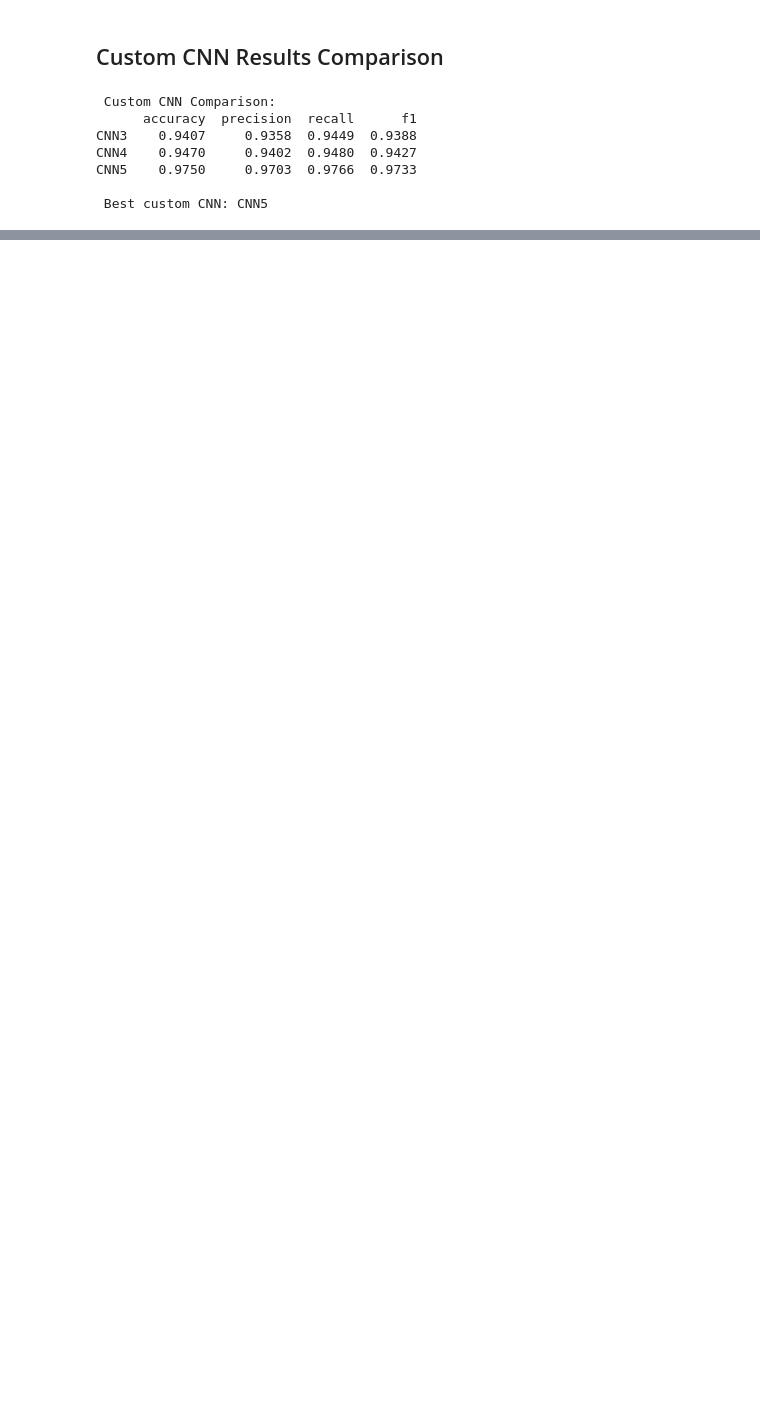
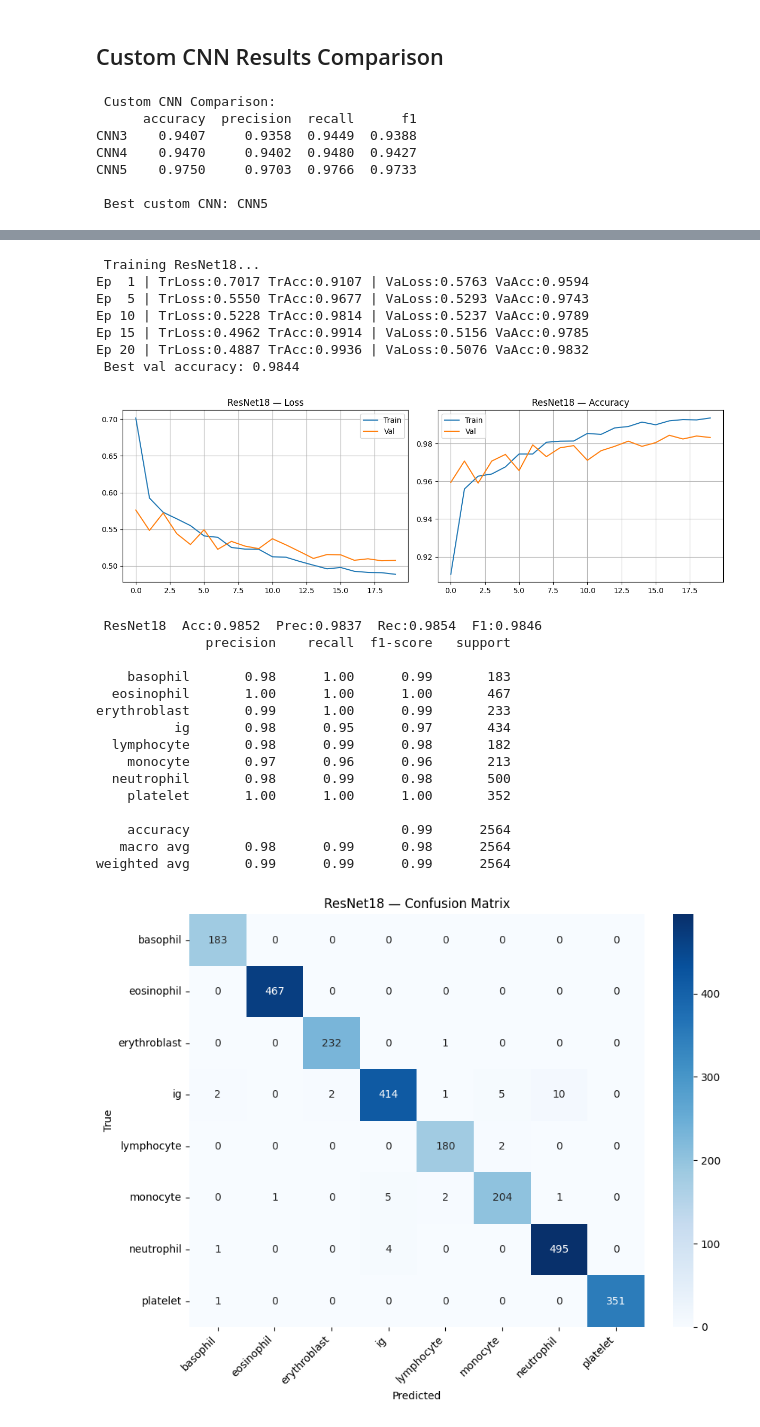
Before and after one commit to marwaashfaq2004-ai/ANN-BLOOD-CELL-CLASSIFICATION-PROJECT, a Jupyter notebook: ANN_PROJECT(AneRBC).ipynb, the cells around one changed output, grey strips where cells are left out. Drawn from its saved outputs; the diff is of its cells as text; code cells hidden in the pictures; blank space fills up the shorter version.

```diff
--- a/ANN_PROJECT(AneRBC).ipynb
+++ b/ANN_PROJECT(AneRBC).ipynb
@@ -484,0 +601,32 @@ CNN5    0.9750     0.9703  0.9766  0.9733
+# %%
+set_seed()
+model_rn, rn_name = build_resnet(NUM_CLASSES)
+print(f' Training {rn_name}...')
+hist_rn = train_model(model_rn, 'resnet18', epochs=20, lr=5e-4)
+plot_curves(hist_rn, rn_name)
+res_rn = full_eval(model_rn, rn_name)
+# %% [output]
+ Training ResNet18...
+Ep  1 | TrLoss:0.7017 TrAcc:0.9107 | VaLoss:0.5763 VaAcc:0.9594
+Ep  5 | TrLoss:0.5550 TrAcc:0.9677 | VaLoss:0.5293 VaAcc:0.9743
+Ep 10 | TrLoss:0.5228 TrAcc:0.9814 | VaLoss:0.5237 VaAcc:0.9789
+Ep 15 | TrLoss:0.4962 TrAcc:0.9914 | VaLoss:0.5156 VaAcc:0.9785
+Ep 20 | TrLoss:0.4887 TrAcc:0.9936 | VaLoss:0.5076 VaAcc:0.9832
+ Best val accuracy: 0.9844
+[figure, added]
+ ResNet18  Acc:0.9852  Prec:0.9837  Rec:0.9854  F1:0.9846
+              precision    recall  f1-score   support
+
+    basophil       0.98      1.00      0.99       183
+  eosinophil       1.00      1.00      1.00       467
+erythroblast       0.99      1.00      0.99       233
+          ig       0.98      0.95      0.97       434
+  lymphocyte       0.98      0.99      0.98       182
+    monocyte       0.97      0.96      0.96       213
+  neutrophil       0.98      0.99      0.98       500
+    platelet       1.00      1.00      1.00       352
+
+    accuracy                           0.99      2564
+   macro avg       0.98      0.99      0.98      2564
+weighted avg       0.99      0.99      0.99      2564
+[figure, added]
```
Also changed, not shown: parts of 9 cells of this notebook.
